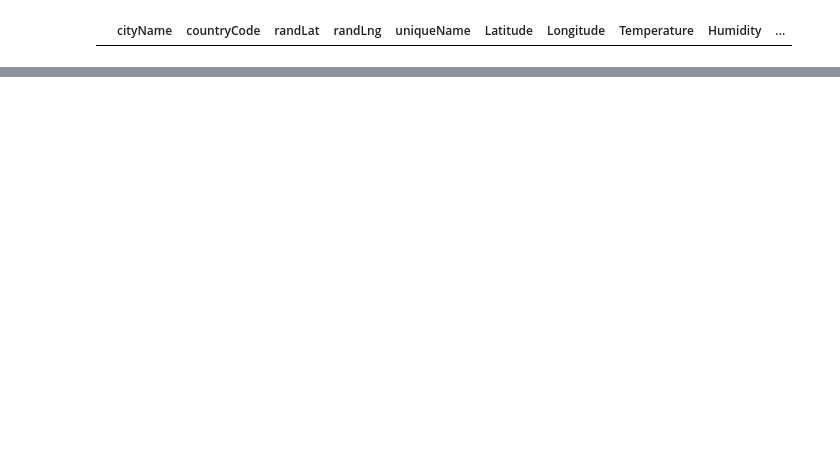
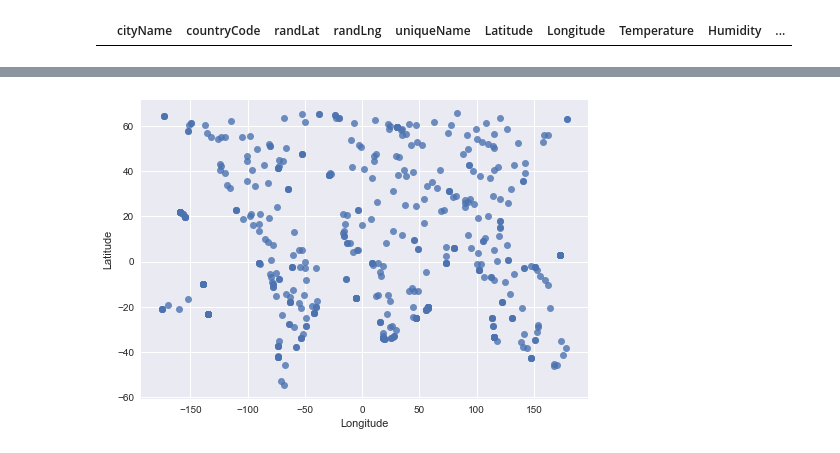
Before and after one commit to Jkremr/Temp-lat-lng-analysis, a Jupyter notebook: weather_analysis.ipynb, the cells around one changed output, grey strips where cells are left out. Drawn from its saved outputs; the diff is of its cells as text; code cells hidden in the pictures; blank space fills up the shorter version.

Commit message:
Adding exploratory plots to explore weather at latitudes.

```diff
--- a/weather_analysis.ipynb
+++ b/weather_analysis.ipynb
@@ -134,3 +106,3 @@ len(cities)
 # %%
-sorted = cities.sort(['Latitude'], ascending=[0])
+sorted = cities.sort(['Latitude'], ascending=[0]).reset_index()
 sorted
@@ -137,2 +128,5 @@ sorted
 # %%
-p = sns.regplot(x="Longitude", y="Latitude", data=cities)
+p = sns.regplot(x="Longitude", y="Latitude", data=sorted, fit_reg=False)
+plt.show()
+# %% [output]
+[figure, added]
```
Also changed, not shown: parts of 10 cells of this notebook.
